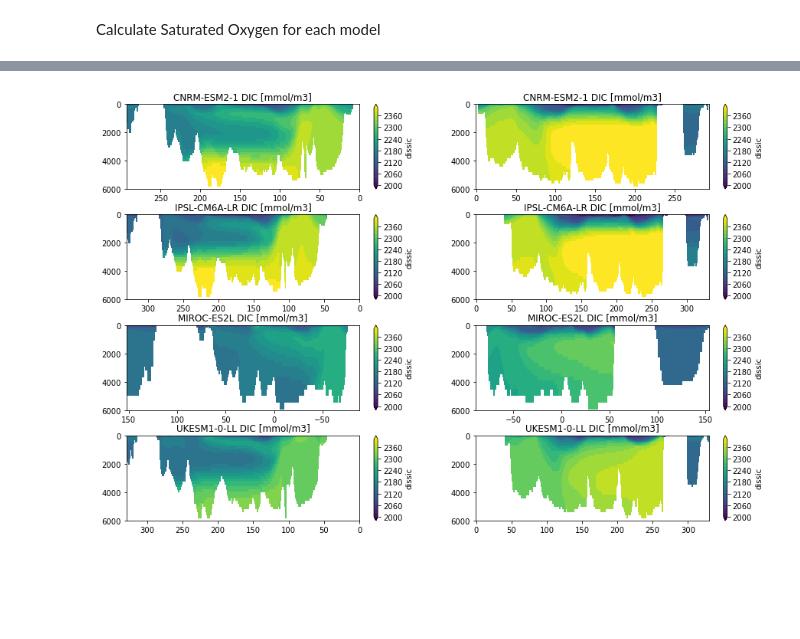
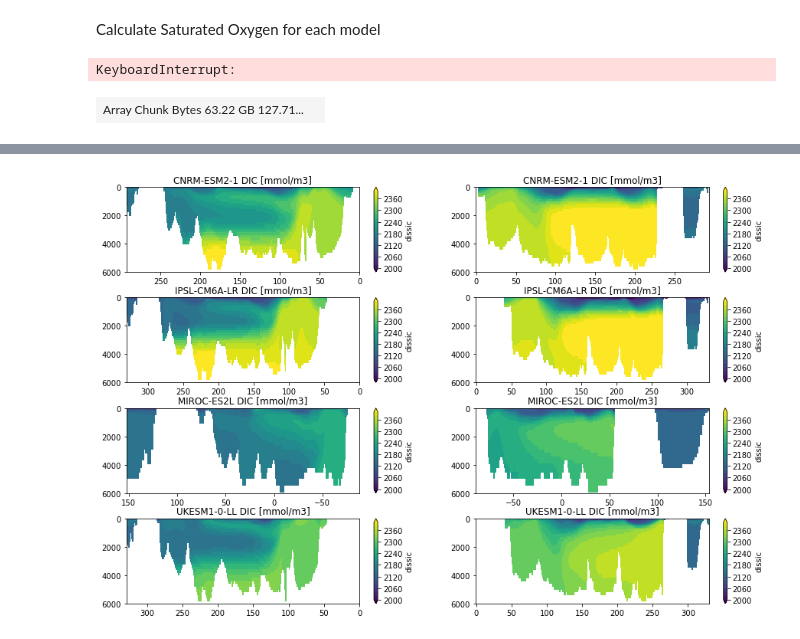
Before and after one commit to mara-freilich/cmip6hack-ocean-bgc, a Jupyter notebook: notebooks/jml_dissic_prereg_allmodels.ipynb, the cells around one changed output, grey strips where cells are left out. Cells and saved outputs as stored; diff of their text form; code cells hidden in the pictures; blank space fills up the shorter version.

```diff
--- a/notebooks/jml_dissic_prereg_allmodels.ipynb
+++ b/notebooks/jml_dissic_prereg_allmodels.ipynb
@@ -216,4 +219,17 @@ UKESM1-0-LL
 NON-REFERENCE MODE. This should just be used for a bunch of variables on the same grid
 # %% [markdown]
 Calculate Saturated Oxygen for each model
+# %%
+#for model in bgcdata_dict.keys():
+bgcdata_dict['CNRM-ESM2-1']['gsw_o2sat']=calc_o2sat_gsw(sdata_dict['CNRM-ESM2-1']['so'].chunk({'time': 3}),
+                                                    tdata_dict['CNRM-ESM2-1']['thetao'].chunk({'time': 3}),
+                                                    bgcdata_dict['CNRM-ESM2-1']['lat'],
+                                                    bgcdata_dict['CNRM-ESM2-1']['lon'],
+                                                    bgcdata_dict['CNRM-ESM2-1']['lev']).compute()
+# %% [output]
+KeyboardInterrupt:
+# %%
+sdata_dict['CNRM-ESM2-1']['so'].chunk({'time': 4}).data
+# %% [output]
+| Array Chunk Bytes 63.22 GB 127.71... |  |
 # %%
```
Also changed, not shown: parts of 7 cells of this notebook.
